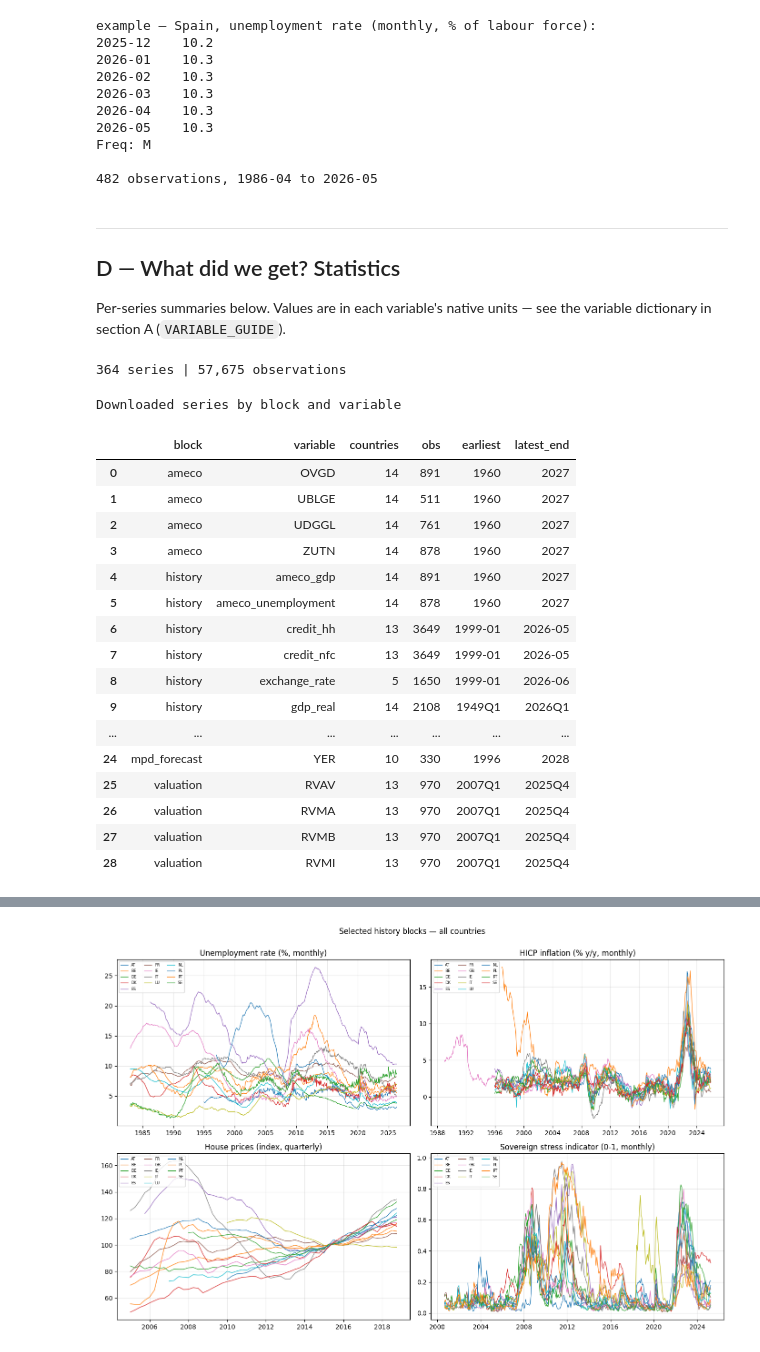
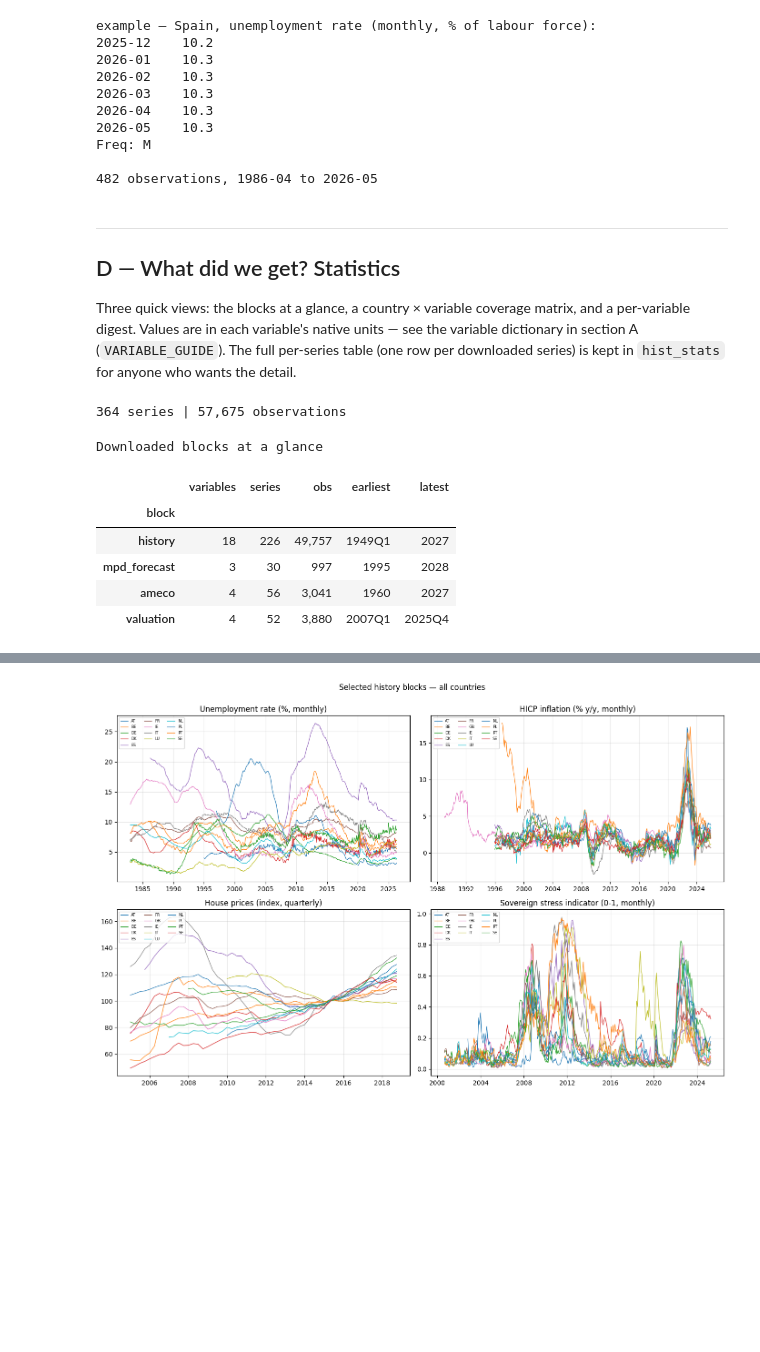
Before and after one commit to at621/snippets, a Jupyter notebook: ecb_data_public.ipynb, the cells around one changed output, grey strips where cells are left out. Cells and saved outputs as stored; diff of their text form; code cells hidden in the pictures; blank space fills up the shorter version.

```diff
--- a/ecb_data_public.ipynb
+++ b/ecb_data_public.ipynb
@@ -995,7 +995,7 @@ for i, (block, var, cc, key) in enumerate(inventory, 1):
         failures.append(key)
     else:
         data[(block, var, cc)] = s
-    if i % 50 == 0 or i == len(inventory):
+    if i % 100 == 0 or i == len(inventory):
         print(f"  {i}/{len(inventory)} fetched ({len(failures)} empty)")
 
 print(f"\ndownloaded {len(data)} series; empty/missing: {len(failures)}")
@@ -1032,40 +1028,33 @@ Freq: M
 ---
 ## D — What did we get? Statistics
 
-Per-series summaries below. Values are in each variable's native units — see
-the variable dictionary in section A (`VARIABLE_GUIDE`).
+Three quick views: the blocks at a glance, a country × variable coverage
+matrix, and a per-variable digest. Values are in each variable's native
+units — see the variable dictionary in section A (`VARIABLE_GUIDE`). The
+full per-series table (one row per downloaded series) is kept in
+`hist_stats` for anyone who wants the detail.
 # %%
 stats = pd.DataFrame([{
     "block": block, "variable": var, "country": cc,
     "freq": s.index.freqstr[0], "n_obs": len(s),
     "first": str(s.index.min()), "last": str(s.index.max()),
     "min": s.min(), "mean": s.mean(), "max": s.max(),
     "latest": s.iloc[-1],
 } for (block, var, cc), s in data.items()])
 print(f"{len(stats)} series | {stats.n_obs.sum():,} observations")
-by_var = stats.groupby(["block", "variable"]).agg(
-    countries=("country", "nunique"), obs=("n_obs", "sum"),
-    earliest=("first", "min"), latest_end=("last", "max")).reset_index()
-show(by_var, "Downloaded series by block and variable")
+blocks = stats.groupby("block").agg(
+    variables=("variable", "nunique"), series=("variable", "size"),
+    obs=("n_obs", "sum"), earliest=("first", "min"), latest=("last", "max"))
+show(blocks.loc[["history", "mpd_forecast", "ameco", "valuation"]],
+     "Downloaded blocks at a glance").format({"obs": "{:,}"})
 # %% [output]
 364 series | 57,675 observations
-Downloaded series by block and variable
+Downloaded blocks at a glance
-|  | block | variable | countries | obs | earliest | latest_end |
-| 0 | ameco | OVGD | 14 | 891 | 1960 | 2027 |
-| 1 | ameco | UBLGE | 14 | 511 | 1960 | 2027 |
-| 2 | ameco | UDGGL | 14 | 761 | 1960 | 2027 |
-| 3 | ameco | ZUTN | 14 | 878 | 1960 | 2027 |
-| 4 | history | ameco_gdp | 14 | 891 | 1960 | 2027 |
-| 5 | history | ameco_unemployment | 14 | 878 | 1960 | 2027 |
-| 6 | history | credit_hh | 13 | 3649 | 1999-01 | 2026-05 |
-| 7 | history | credit_nfc | 13 | 3649 | 1999-01 | 2026-05 |
-| 8 | history | exchange_rate | 5 | 1650 | 1999-01 | 2026-06 |
-| 9 | history | gdp_real | 14 | 2108 | 1949Q1 | 2026Q1 |
-| ... | ... | ... | ... | ... | ... | ... |
-| 24 | mpd_forecast | YER | 10 | 330 | 1996 | 2028 |
-| 25 | valuation | RVAV | 13 | 970 | 2007Q1 | 2025Q4 |
-| 26 | valuation | RVMA | 13 | 970 | 2007Q1 | 2025Q4 |
-| 27 | valuation | RVMB | 13 | 970 | 2007Q1 | 2025Q4 |
-| 28 | valuation | RVMI | 13 | 970 | 2007Q1 | 2025Q4 |
+|  | variables | series | obs | earliest | latest |
+| block |  |  |  |  |  |
+| history | 18 | 226 | 49,757 | 1949Q1 | 2027 |
+| mpd_forecast | 3 | 30 | 997 | 1995 | 2028 |
+| ameco | 4 | 56 | 3,041 | 1960 | 2027 |
+| valuation | 4 | 52 | 3,880 | 2007Q1 | 2025Q4 |
 # %%
 coverage = (stats[stats.block == "history"]
```
Also changed, not shown: parts of 12 cells of this notebook.
